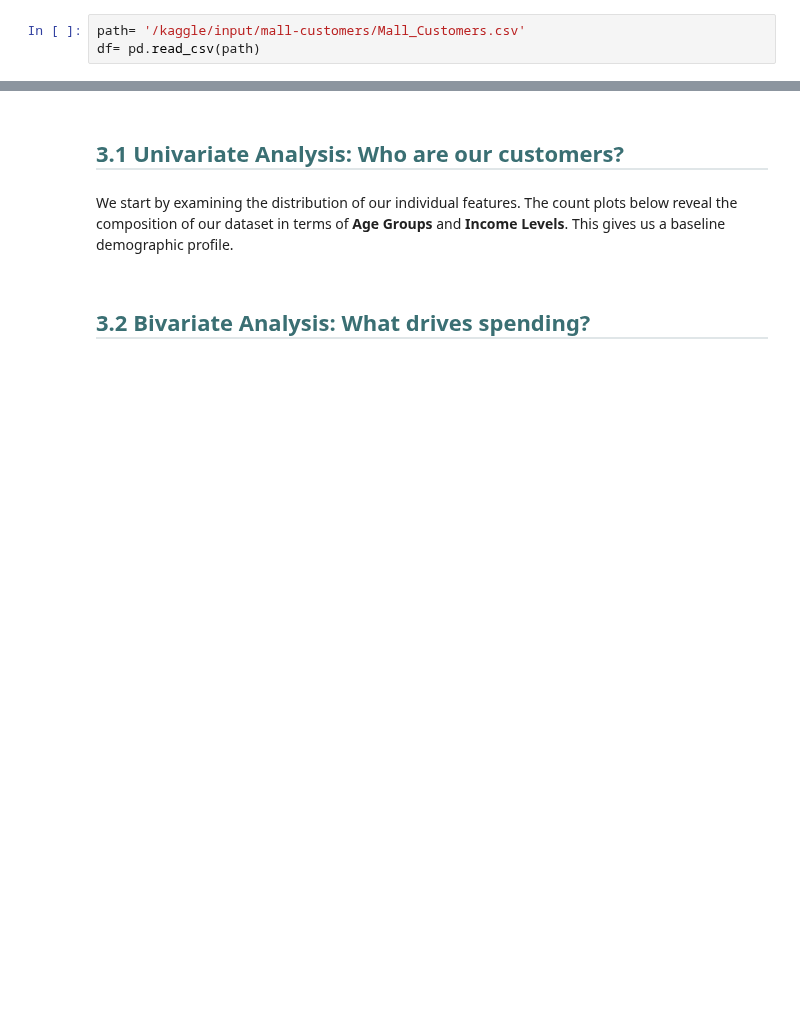
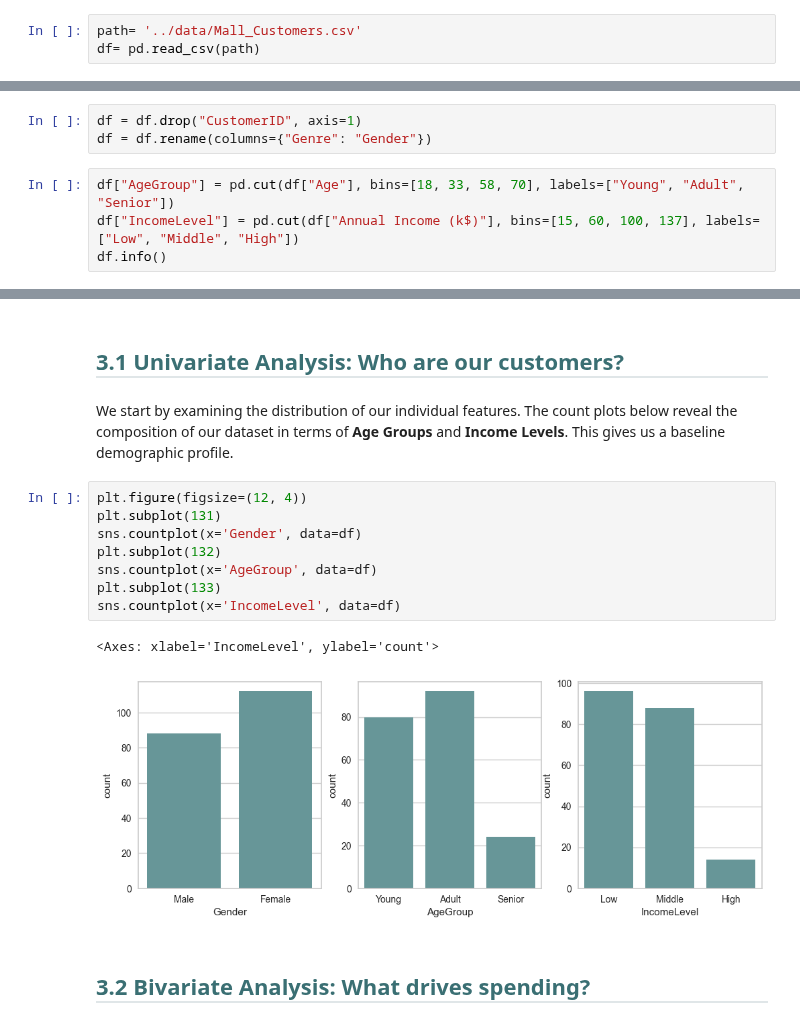
Before and after one commit to montypie/DS_Projects, a Jupyter notebook: 3_ClassifCluster/customer_segmentation_oef.ipynb, the cells around one changed output, grey strips where cells are left out. Cells and saved outputs as stored; diff of their text form; blank space fills up the shorter version.

```diff
--- a/3_ClassifCluster/customer_segmentation_oef.ipynb
+++ b/3_ClassifCluster/customer_segmentation_oef.ipynb
@@ -93,7 +93,7 @@ sns.set_palette(teal_corporate_palette)
 # %% [markdown]
 You proceed by loading the `Mall_Customers.csv` dataset. The initial inspection involves checking the dataset's **dimensions (Shape)** to understand the volume of data you are working with, followed by peeking at the **Head** (first 5 rows) and **Tail** (last 5 rows). This step is vital to verify that the data has been ingested correctly and to get a first glimpse of the feature columns.
 # %%
-path= '/kaggle/input/mall-customers/Mall_Customers.csv'
+path= '../data/Mall_Customers.csv'
 df= pd.read_csv(path)
 # %% [markdown]
 <h1 style="
@@ -157,3 +184,10 @@ Raw data is rarely ready for modeling. In this step, we refine our dataset:
 1.  **Drop `CustomerID`:** This is a unique identifier with no analytical value; keeping it would confuse our clustering algorithm.
 2.  **Rename `Genre`:** We standardize the column name to `Gender` for clarity.
 3.  **Binning (Feature Construction):** We create new categorical "buckets" for **Age** (e.g., Young, Senior) and **Income** (e.g., Low, High). This simplifies complex continuous data into interpretable groups for our initial analysis.
+# %%
+df = df.drop("CustomerID", axis=1)
+df = df.rename(columns={"Genre": "Gender"})
+# %%
+df["AgeGroup"] = pd.cut(df["Age"], bins=[18, 33, 58, 70], labels=["Young", "Adult", "Senior"])
+df["IncomeLevel"] = pd.cut(df["Annual Income (k$)"], bins=[15, 60, 100, 137], labels=["Low", "Middle", "High"])
+df.info()
@@ -181,6 +238,17 @@ Raw data is rarely ready for modeling. In this step, we refine our dataset:
 3.1 Univariate Analysis: Who are our customers?</h2>
 # %% [markdown]
 We start by examining the distribution of our individual features. The count plots below reveal the composition of our dataset in terms of **Age Groups** and **Income Levels**. This gives us a baseline demographic profile.
+# %%
+plt.figure(figsize=(12, 4))
+plt.subplot(131)
+sns.countplot(x='Gender', data=df)
+plt.subplot(132)
+sns.countplot(x='AgeGroup', data=df)
+plt.subplot(133)
+sns.countplot(x='IncomeLevel', data=df)
+# %% [output]
+<Axes: xlabel='IncomeLevel', ylabel='count'>
+[figure, added]
 # %% [markdown]
 <h2 style="
     color: #3A6F73;
```
Also changed, not shown: parts of 10 cells of this notebook.
